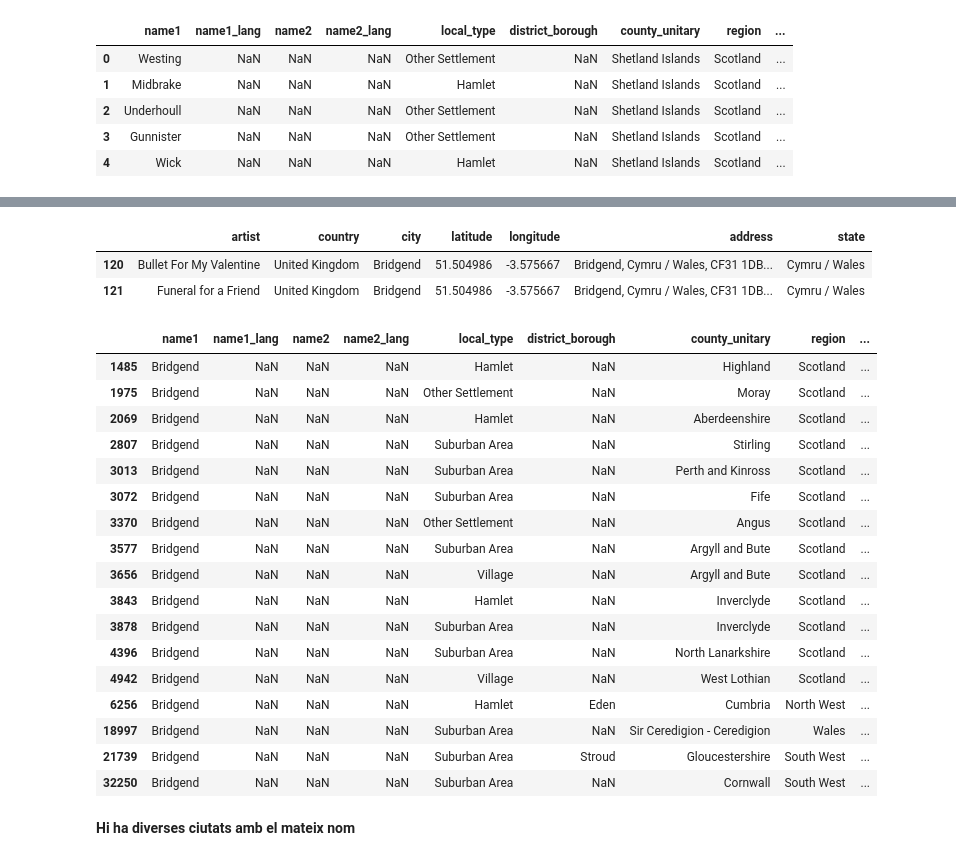
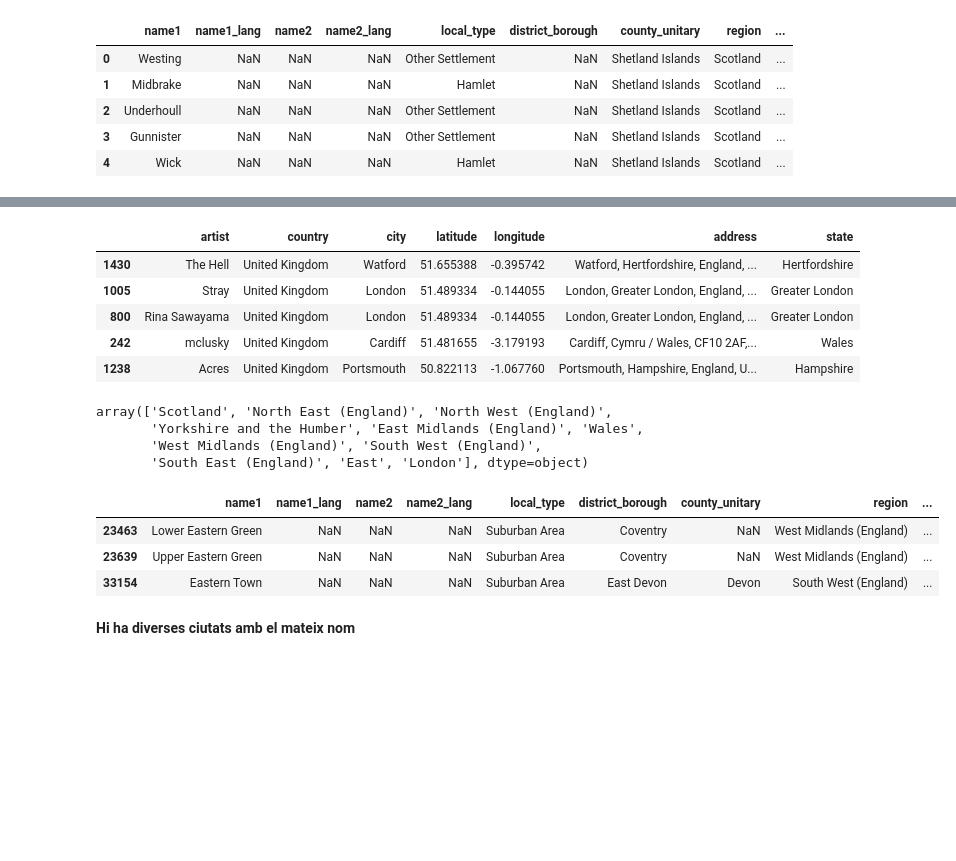
Before and after one commit to arnauog/what_the_rock, a Jupyter notebook: 4 geopy_origins.ipynb, the cells around one changed output, grey strips where cells are left out. Saved outputs shown, nothing was run; the diff lists cells and outputs as text; code cells hidden in the pictures; blank space fills up the shorter version.

Commit message:
started uk regions

```diff
--- a/4 geopy_origins.ipynb
+++ b/4 geopy_origins.ipynb
@@ -2741,0 +2742,3 @@ great_britain.shape
+# %%
+great_britain = pd.read_csv('Datasets/great_britain_regions.csv')
+great_britain.shape
@@ -2772,30 +2785,33 @@ great_britain[great_britain['name1'].isin(cities)]
-# %%
-df_coordinates_uk[df_coordinates_uk['city']=='Bridgend']
-# %% [output]
-|  | artist | country | city | latitude | longitude | address | state |
-| 120 | Bullet For My Valentine | United Kingdom | Bridgend | 51.504986 | -3.575667 | Bridgend, Cymru / Wales, CF31 1DB... | Cymru / Wales |
-| 121 | Funeral for a Friend | United Kingdom | Bridgend | 51.504986 | -3.575667 | Bridgend, Cymru / Wales, CF31 1DB... | Cymru / Wales |
+# %%
+df_coordinates_uk.sample(5)
+# %% [output]
+|  | artist | country | city | latitude | longitude | address | state |
+| 1430 | The Hell | United Kingdom | Watford | 51.655388 | -0.395742 | Watford, Hertfordshire, England, ... | Hertfordshire |
+| 1005 | Stray | United Kingdom | London | 51.489334 | -0.144055 | London, Greater London, England, ... | Greater London |
+| 800 | Rina Sawayama | United Kingdom | London | 51.489334 | -0.144055 | London, Greater London, England, ... | Greater London |
+| 242 | mclusky | United Kingdom | Cardiff | 51.481655 | -3.179193 | Cardiff, Cymru / Wales, CF10 2AF,... | Wales |
+| 1238 | Acres | United Kingdom | Portsmouth | 50.822113 | -1.067760 | Portsmouth, Hampshire, England, U... | Hampshire |
+# %%
+great_britain.replace('North East', 'North East (England)', inplace=True)
+great_britain.replace('North West', 'North West (England)', inplace=True)
+great_britain.replace('South East', 'South East (England)', inplace=True)
+great_britain.replace('South West', 'South West (England)', inplace=True)
+great_britain.replace('Eastern', 'East', inplace=True)
+great_britain.replace('East Midlands', 'East Midlands (England)', inplace=True)
+great_britain.replace('West Midlands', 'West Midlands (England)', inplace=True)
+great_britain['region'].unique()
+# %% [output]
+array(['Scotland', 'North East (England)', 'North West (England)',
+       'Yorkshire and the Humber', 'East Midlands (England)', 'Wales',
+       'West Midlands (England)', 'South West (England)',
+       'South East (England)', 'East', 'London'], dtype=object)
 # %%
-great_britain[great_britain['name1']=='Bridgend']
+great_britain[great_britain['name1'].str.contains('Eastern')]
 # %% [output]
 |  | name1 | name1_lang | name2 | name2_lang | local_type | district_borough | county_unitary | region | ... |
-| 1485 | Bridgend | NaN | NaN | NaN | Hamlet | NaN | Highland | Scotland | ... |
-| 1975 | Bridgend | NaN | NaN | NaN | Other Settlement | NaN | Moray | Scotland | ... |
-| 2069 | Bridgend | NaN | NaN | NaN | Hamlet | NaN | Aberdeenshire | Scotland | ... |
-| 2807 | Bridgend | NaN | NaN | NaN | Suburban Area | NaN | Stirling | Scotland | ... |
-| 3013 | Bridgend | NaN | NaN | NaN | Suburban Area | NaN | Perth and Kinross | Scotland | ... |
-| 3072 | Bridgend | NaN | NaN | NaN | Suburban Area | NaN | Fife | Scotland | ... |
-| 3370 | Bridgend | NaN | NaN | NaN | Other Settlement | NaN | Angus | Scotland | ... |
-| 3577 | Bridgend | NaN | NaN | NaN | Suburban Area | NaN | Argyll and Bute | Scotland | ... |
-| 3656 | Bridgend | NaN | NaN | NaN | Village | NaN | Argyll and Bute | Scotland | ... |
-| 3843 | Bridgend | NaN | NaN | NaN | Hamlet | NaN | Inverclyde | Scotland | ... |
-| 3878 | Bridgend | NaN | NaN | NaN | Suburban Area | NaN | Inverclyde | Scotland | ... |
-| 4396 | Bridgend | NaN | NaN | NaN | Suburban Area | NaN | North Lanarkshire | Scotland | ... |
-| 4942 | Bridgend | NaN | NaN | NaN | Village | NaN | West Lothian | Scotland | ... |
-| 6256 | Bridgend | NaN | NaN | NaN | Hamlet | Eden | Cumbria | North West | ... |
-| 18997 | Bridgend | NaN | NaN | NaN | Suburban Area | NaN | Sir Ceredigion - Ceredigion | Wales | ... |
-| 21739 | Bridgend | NaN | NaN | NaN | Suburban Area | Stroud | Gloucestershire | South West | ... |
-| 32250 | Bridgend | NaN | NaN | NaN | Suburban Area | NaN | Cornwall | South West | ... |
+| 23463 | Lower Eastern Green | NaN | NaN | NaN | Suburban Area | Coventry | NaN | West Midlands (England) | ... |
+| 23639 | Upper Eastern Green | NaN | NaN | NaN | Suburban Area | Coventry | NaN | West Midlands (England) | ... |
+| 33154 | Eastern Town | NaN | NaN | NaN | Suburban Area | East Devon | Devon | South West (England) | ... |
 # %% [markdown]
 **Hi ha diverses ciutats amb el mateix nom**
 # %%
```
Also changed, not shown: parts of 16 cells of this notebook, 16 other files.
